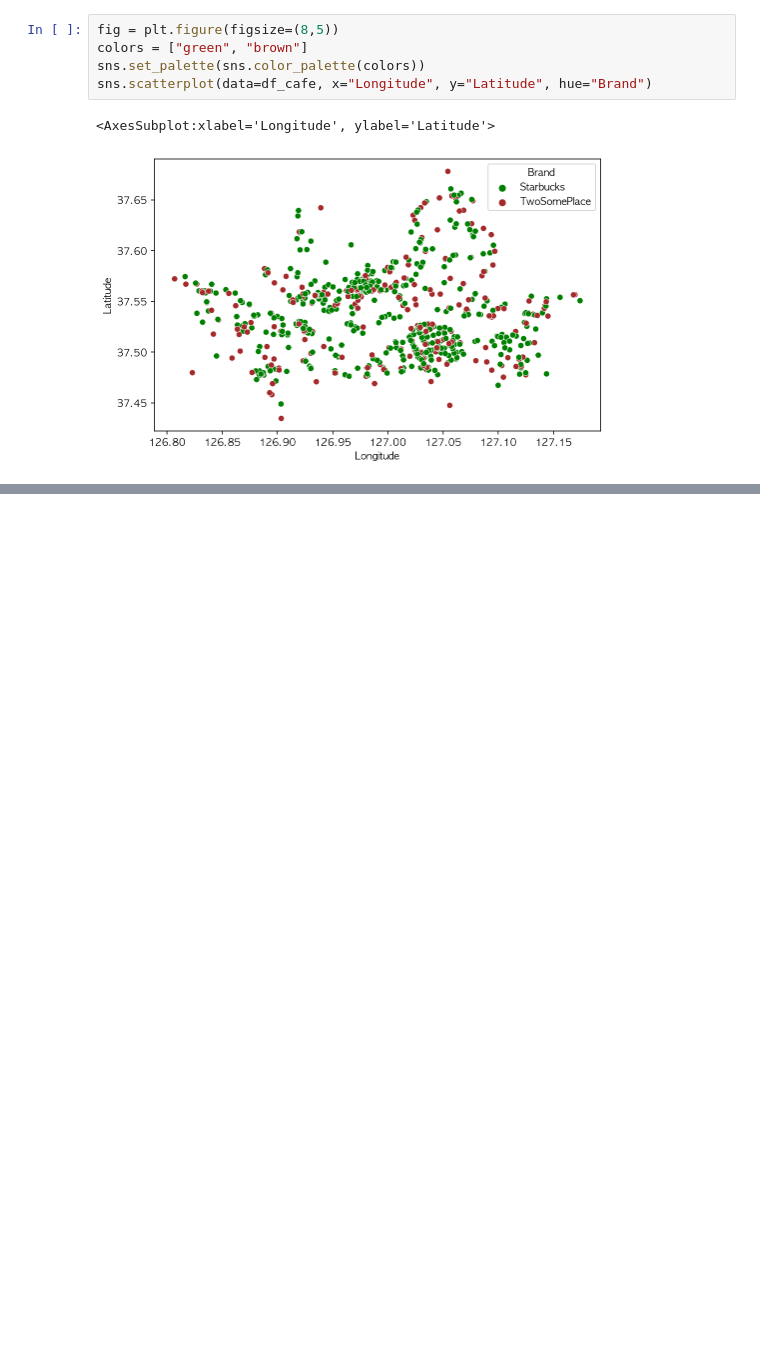
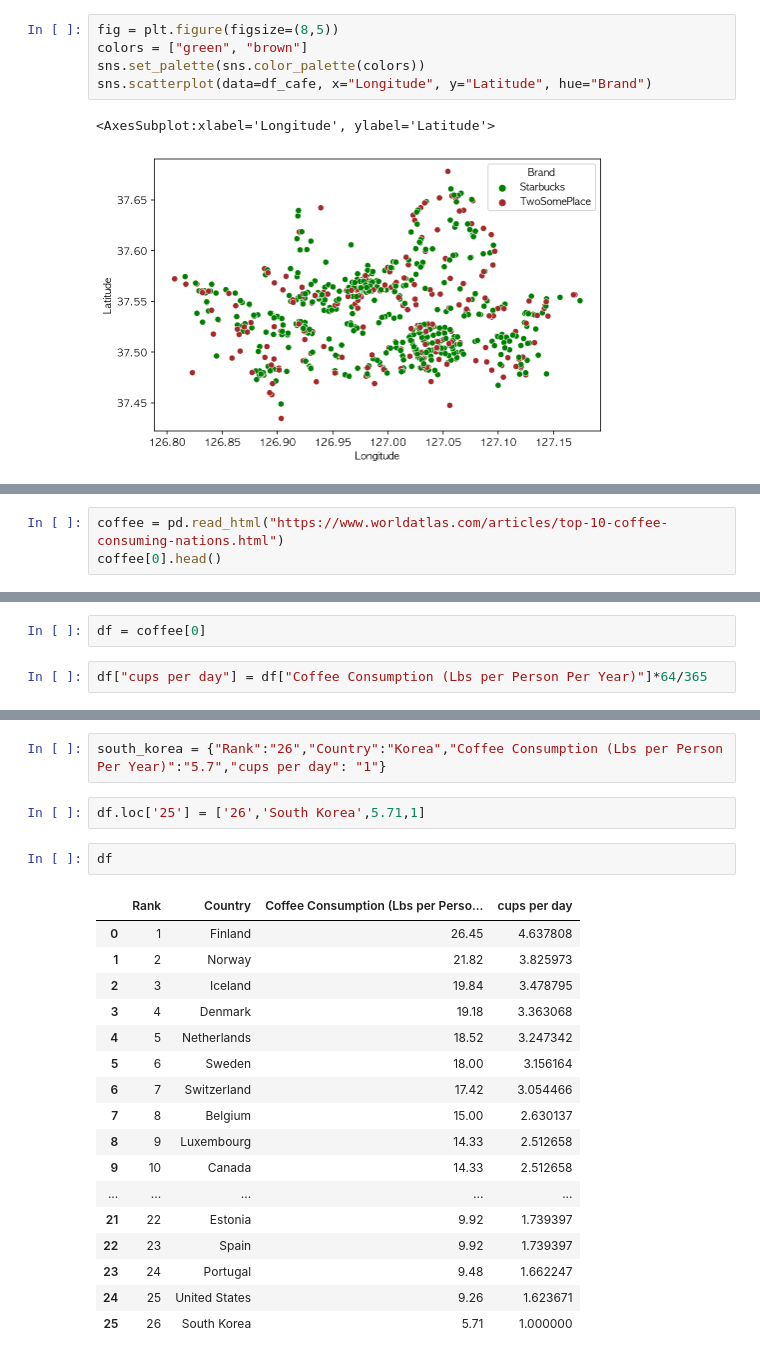
Before and after one commit to ljae/Moon, a Jupyter notebook: _ipynbs/Coffee_franchise.ipynb, the cells around one changed output, grey strips where cells are left out. Saved outputs shown, nothing was run; the diff lists cells and outputs as text; blank space fills up the shorter version.

```diff
--- a/_ipynbs/Coffee_franchise.ipynb
+++ b/_ipynbs/Coffee_franchise.ipynb
@@ -84,3 +84,6 @@ for i in df_cafe.index:
 m
 # %% [output]
 [interactive output not drawn]
+# %%
+coffee = pd.read_html("https://www.worldatlas.com/articles/top-10-coffee-consuming-nations.html")
+coffee[0].head()
@@ -86,0 +97,4 @@ m
+# %%
+df = coffee[0]
+# %%
+df["cups per day"] = df["Coffee Consumption (Lbs per Person Per Year)"]*64/365
@@ -86,0 +110,24 @@ m
+# %%
+south_korea = {"Rank":"26","Country":"Korea","Coffee Consumption (Lbs per Person Per Year)":"5.7","cups per day": "1"}
+# %%
+df.loc['25'] = ['26','South Korea',5.71,1]
+# %%
+df
+# %% [output]
+|  | Rank | ﻿Country | Coffee Consumption (Lbs per Perso... | cups per day |
+| 0 | 1 | Finland | 26.45 | 4.637808 |
+| 1 | 2 | Norway | 21.82 | 3.825973 |
+| 2 | 3 | Iceland | 19.84 | 3.478795 |
+| 3 | 4 | Denmark | 19.18 | 3.363068 |
+| 4 | 5 | Netherlands | 18.52 | 3.247342 |
+| 5 | 6 | Sweden | 18.00 | 3.156164 |
+| 6 | 7 | Switzerland | 17.42 | 3.054466 |
+| 7 | 8 | Belgium | 15.00 | 2.630137 |
+| 8 | 9 | Luxembourg | 14.33 | 2.512658 |
+| 9 | 10 | Canada | 14.33 | 2.512658 |
+| ... | ... | ... | ... | ... |
+| 21 | 22 | Estonia | 9.92 | 1.739397 |
+| 22 | 23 | Spain | 9.92 | 1.739397 |
+| 23 | 24 | Portugal | 9.48 | 1.662247 |
+| 24 | 25 | United States | 9.26 | 1.623671 |
+| 25 | 26 | South Korea | 5.71 | 1.000000 |
```
Also changed, not shown: parts of 3 cells of this notebook, 1 other file.
